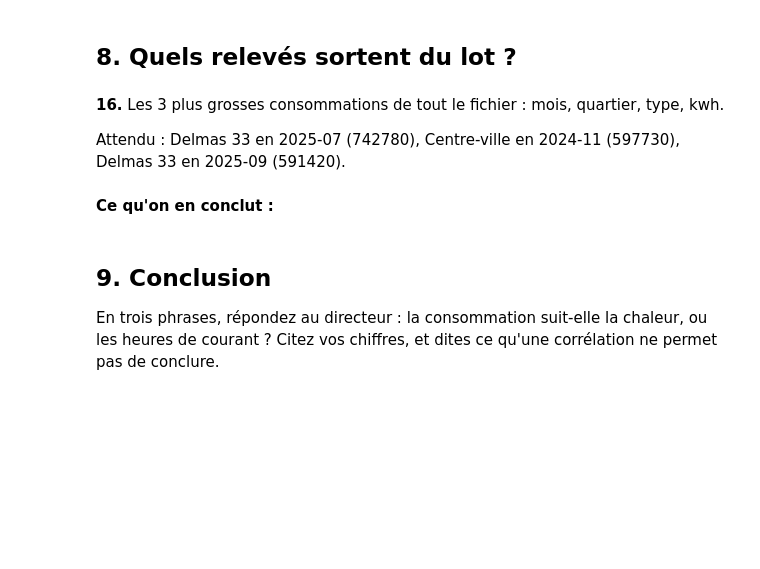
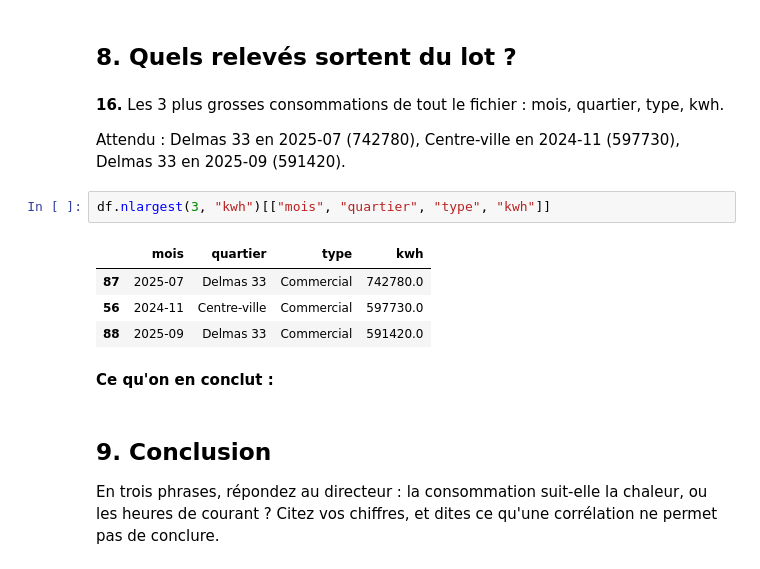
Before and after one commit to nemylins-jpg/exercice-electricite, a Jupyter notebook: exploration.ipynb, the cells around one changed output. Saved outputs shown, nothing was run; the diff lists cells and outputs as text; blank space fills up the shorter version.

```diff
--- a/exploration.ipynb
+++ b/exploration.ipynb
@@ -254,6 +329,13 @@ Attendu : médiane de 10.0 heures à Cap-Haïtien, entre 11.6 et 11.9 ailleurs ;
 **16.** Les 3 plus grosses consommations de tout le fichier : mois, quartier, type, kwh.
 
 Attendu : Delmas 33 en 2025-07 (742780), Centre-ville en 2024-11 (597730), Delmas 33 en 2025-09 (591420).
+# %%
+df.nlargest(3, "kwh")[["mois", "quartier", "type", "kwh"]]
+# %% [output]
+|  | mois | quartier | type | kwh |
+| 87 | 2025-07 | Delmas 33 | Commercial | 742780.0 |
+| 56 | 2024-11 | Centre-ville | Commercial | 597730.0 |
+| 88 | 2025-09 | Delmas 33 | Commercial | 591420.0 |
 # %% [markdown]
 **Ce qu'on en conclut :**
 # %% [markdown]
```
Also changed, not shown: parts of 5 cells of this notebook.
